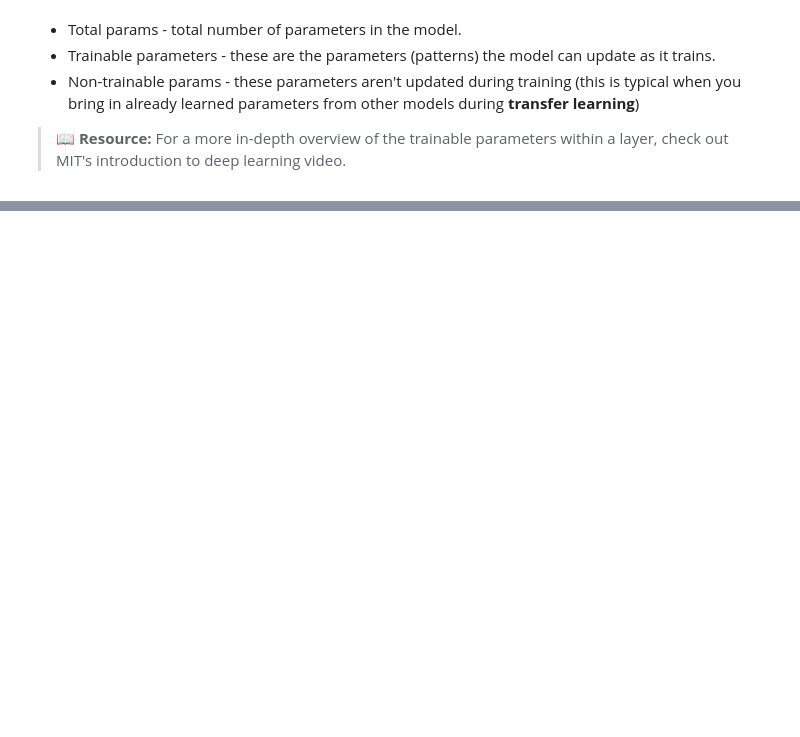
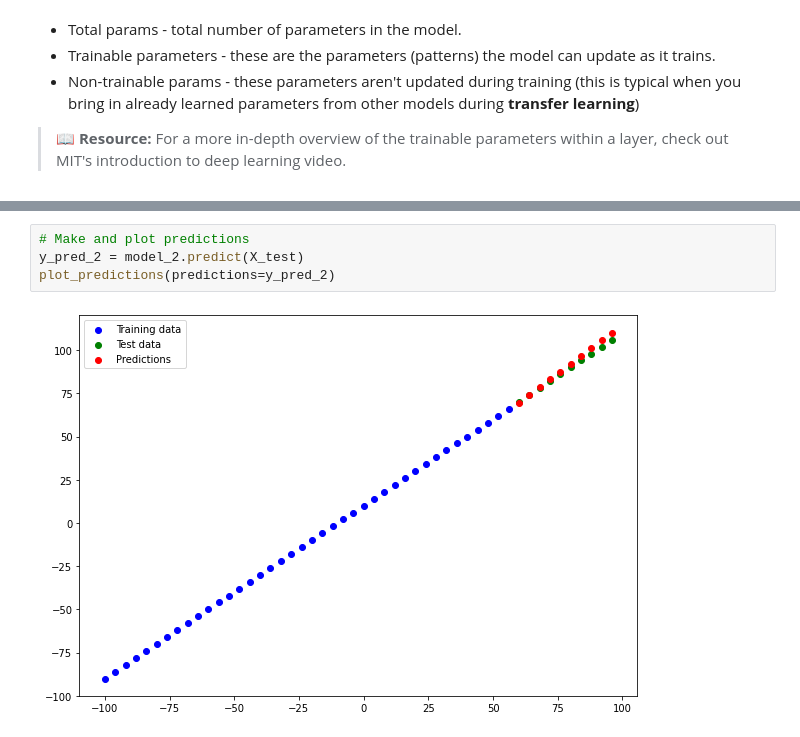
Before and after one commit to gvtsch/Udemy_TensorFlow_Certificate, a Jupyter notebook: 01_neural_netwerk_regression_with_tensorflow.ipynb, the cells around one changed output, grey strips where cells are left out. Drawn from its saved outputs; the diff is of its cells as text; blank space fills up the shorter version.

```diff
--- a/01_neural_netwerk_regression_with_tensorflow.ipynb
+++ b/01_neural_netwerk_regression_with_tensorflow.ipynb
@@ -403,0 +612,6 @@ Epoch 100/100
+# %%
+# Make and plot predictions
+y_pred_2 = model_2.predict(X_test)
+plot_predictions(predictions=y_pred_2)
+# %% [output]
+[figure, added]
```
Also changed, not shown: parts of 30 cells of this notebook, 1 other file.
